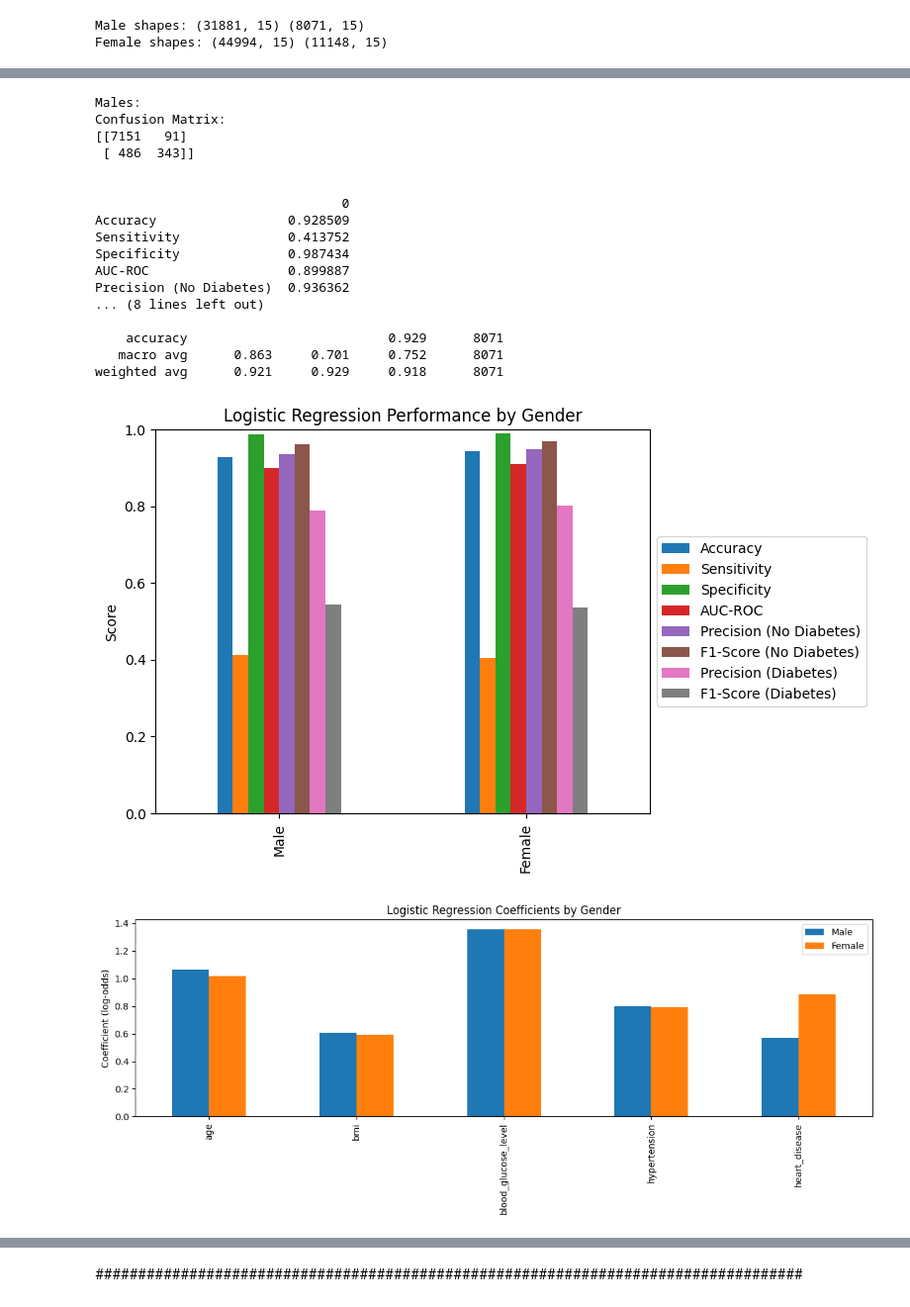
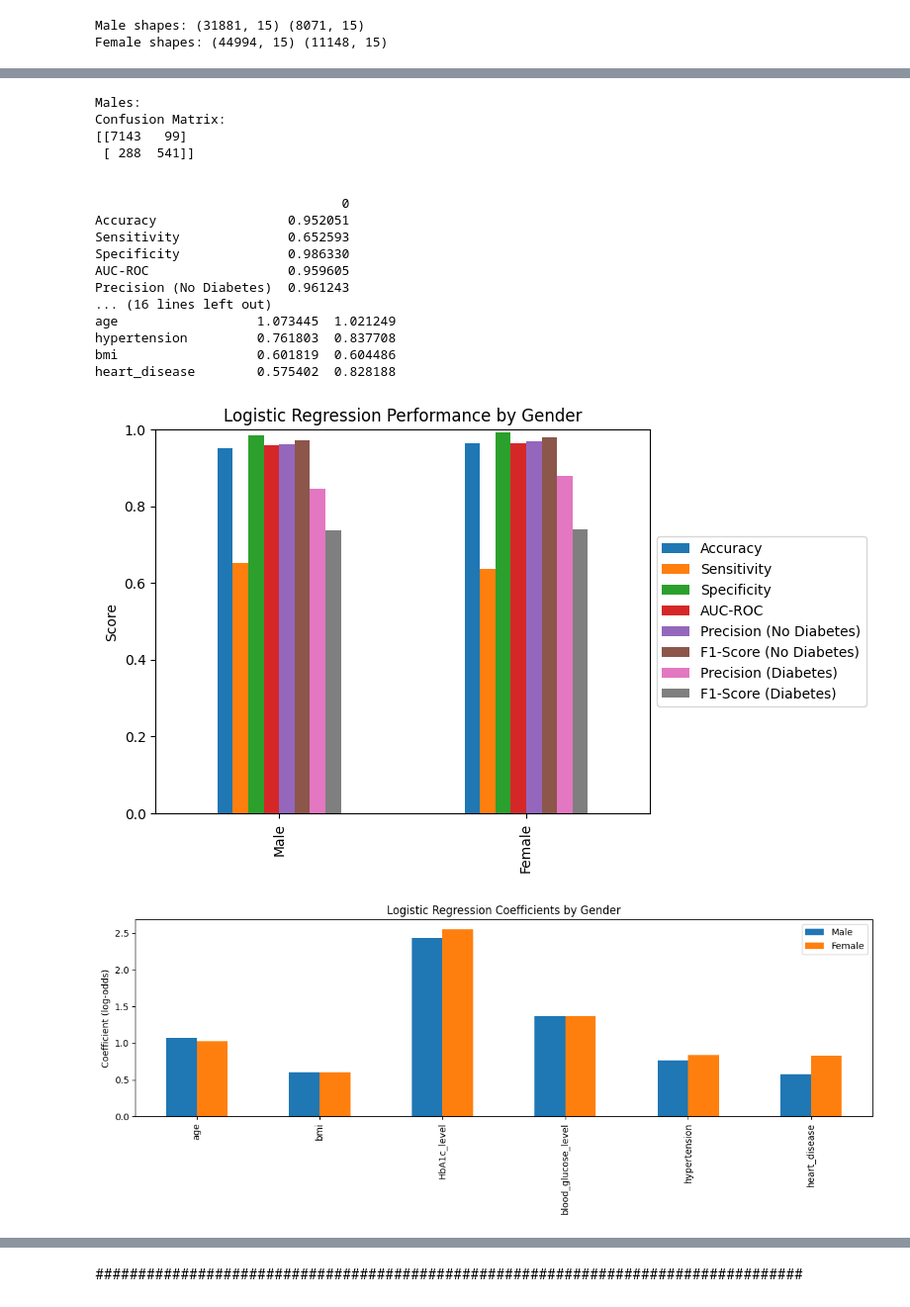
Before and after one commit to raygomez16/data309_datasciencecapstoneproject_diabetesprediction, a Jupyter notebook: 05_gender_based_logistic_regression_experimental.ipynb, the cells around one changed output, grey strips where cells are left out. Shown at 99% size. Saved outputs shown, nothing was run; the diff lists cells and outputs as text; code cells hidden in the pictures.

```diff
--- a/05_gender_based_logistic_regression_experimental.ipynb
+++ b/05_gender_based_logistic_regression_experimental.ipynb
@@ -47,6 +48,8 @@ Experiment 1: Dropped smoking columns and HbA1c
 # %%
-drop_cols2 = ['diabetes', 'male', 'female', 'HbA1c_level', 'not current', 'ever', 'never', 'current', 'former', 'no info']
+#drop irrelevant columns
+drop_cols2 = ['diabetes', 'male', 'female', 'not current', 'ever', 'never', 'current', 'former', 'no info']
 
+#set x and y test and train for both genders. we should have 8 variables
 X_male_train = male_train.drop(columns=drop_cols2, axis = 1)
 y_male_train = male_train['diabetes']
 X_male_test  = male_test.drop(columns=drop_cols2, axis = 1)
@@ -64,7 +67,7 @@ lr_female = LogisticRegression()
 lr_male.fit(X_male_train, y_male_train)
 lr_female.fit(X_female_train, y_female_train)
 
-#metrics for females
+#metrics for females such as confusion matrix and classification report
 y_pred = lr_female.predict(X_female_test)
 y_prob = lr_female.predict_proba(X_female_test)[:,1]
 
@@ -97,7 +100,7 @@ metrics_df = pd.DataFrame([metrics_summary])
 print(metrics_df.T)
 print()
 
-print(classification_report(y_female_test, y_pred, digits=3, target_names=['No Diabetes', 'Yes Diabetes']))
+print(classification_report(y_female_test, y_pred, target_names=['No Diabetes', 'Yes Diabetes']))
 # %% [output]
 Females:
 Confusion Matrix:
@@ -119,10 +122,10 @@ weighted avg      0.939     0.945     0.936     11148
 # %%
-#metrics for males
+#metrics for males such as confusion matrix and classification report
 y_pred2 = lr_male.predict(X_male_test)
 y_prob2 = lr_male.predict_proba(X_male_test)[:,1]
 
 accuracy = accuracy_score(y_male_test, y_pred2)
-auc = roc_auc_score(y_male_test, y_prob2)
+auc2 = roc_auc_score(y_male_test, y_prob2)
 sensitivity = recall_score(y_male_test, y_pred2)
 cm = confusion_matrix(y_male_test, y_pred2)
 
@@ -139,7 +142,7 @@ metrics_summary2 = {
     'Accuracy': accuracy,
     'Sensitivity': sensitivity,
     'Specificity': specificity,
-    'AUC-ROC': auc,
+    'AUC-ROC': auc2,
     'Precision (No Diabetes)': precision_score(y_male_test, y_pred2, pos_label=0),
     'F1-Score (No Diabetes)': f1_score(y_male_test, y_pred2, pos_label=0),
     'Precision (Diabetes)': precision_score(y_male_test, y_pred2, pos_label=1),
@@ -152,61 +155,63 @@ metrics_df2 = pd.DataFrame([metrics_summary2])
 print(metrics_df2.T)
 print()
 
-print(classification_report(y_male_test, y_pred2, digits=3, target_names=['No Diabetes', 'Yes Diabetes']))
+print(classification_report(y_male_test, y_pred2, target_names=['No Diabetes', 'Yes Diabetes']))
 
-#coefficients
+#coefficients for each variable in each gender
 coef_male   = pd.Series(lr_male.coef_[0], index=X_male_train.columns, name='Male')
 coef_female = pd.Series(lr_female.coef_[0], index=X_female_train.columns, name='Female')
 
 coef_compare = pd.concat([coef_male, coef_female], axis=1)
-coef_compare.sort_values(by=['Male','Female'], key=abs, ascending=False)
+print(coef_compare.sort_values(by=['Male','Female'], key=abs, ascending=False))
 
 metrics_df3 = pd.concat([metrics_df2, metrics_df], axis=0)
 metrics_df3.index = ['Male', 'Female']
 
 #plots
+#performance in logistic regression with the metrics for each gender
 ax = metrics_df3.plot.bar(figsize=(8,5))
 ax.set_title("Logistic Regression Performance by Gender")
 ax.set_ylim(0,1)
 ax.set_ylabel("Score")
 ax.legend(loc='center left', bbox_to_anchor=(1, 0.5))
 plt.tight_layout()
 plt.show()
 
+#coefficients plot for each variable for each gender
 coef_compare[['Male','Female']].plot.bar(figsize=(12,5))
 plt.title("Logistic Regression Coefficients by Gender")
 plt.ylabel("Coefficient (log-odds)")
 plt.tight_layout()
 plt.show()
 
 #ROC curve to compare gender
 fpr, tpr, thresholds = roc_curve(y_female_test, y_prob)
 fpr2, tpr2, thresholds2 = roc_curve(y_male_test, y_prob2)
 plt.plot(fpr, tpr, label=f"Female ROC = {auc:.3f}")
-plt.plot(fpr2, tpr2, label=f"Male ROC = {auc:.3f}")
+plt.plot(fpr2, tpr2, label=f"Male ROC = {auc2:.3f}")
 plt.plot([0,1], [0,1], 'k--')
 plt.xlabel("False Positive Rate")
 plt.ylabel("True Positive Rate")
 plt.title("ROC Curve: Male vs Females - Logistic Regression")
 plt.legend()
 plt.show()
 # %% [output]
 Males:
 Confusion Matrix:
-[[7151   91]
- [ 486  343]]
+[[7143   99]
+ [ 288  541]]
 
 
                                 0
-Accuracy                 0.928509
-Sensitivity              0.413752
-Specificity              0.987434
-AUC-ROC                  0.899887
-Precision (No Diabetes)  0.936362
-... (8 lines left out)
-
-    accuracy                          0.929      8071
-   macro avg      0.863     0.701     0.752      8071
-weighted avg      0.921     0.929     0.918      8071
+Accuracy                 0.952051
+Sensitivity              0.652593
+Specificity              0.986330
+AUC-ROC                  0.959605
+Precision (No Diabetes)  0.961243
+... (16 lines left out)
+age                  1.073445  1.021249
+hypertension         0.761803  0.837708
+bmi                  0.601819  0.604486
+heart_disease        0.575402  0.828188
-[figure, old version]
+[figure, new version]
-[figure, old version]
+[figure, new version]
```
Also changed, not shown: parts of 14 cells of this notebook, 1 other file.
